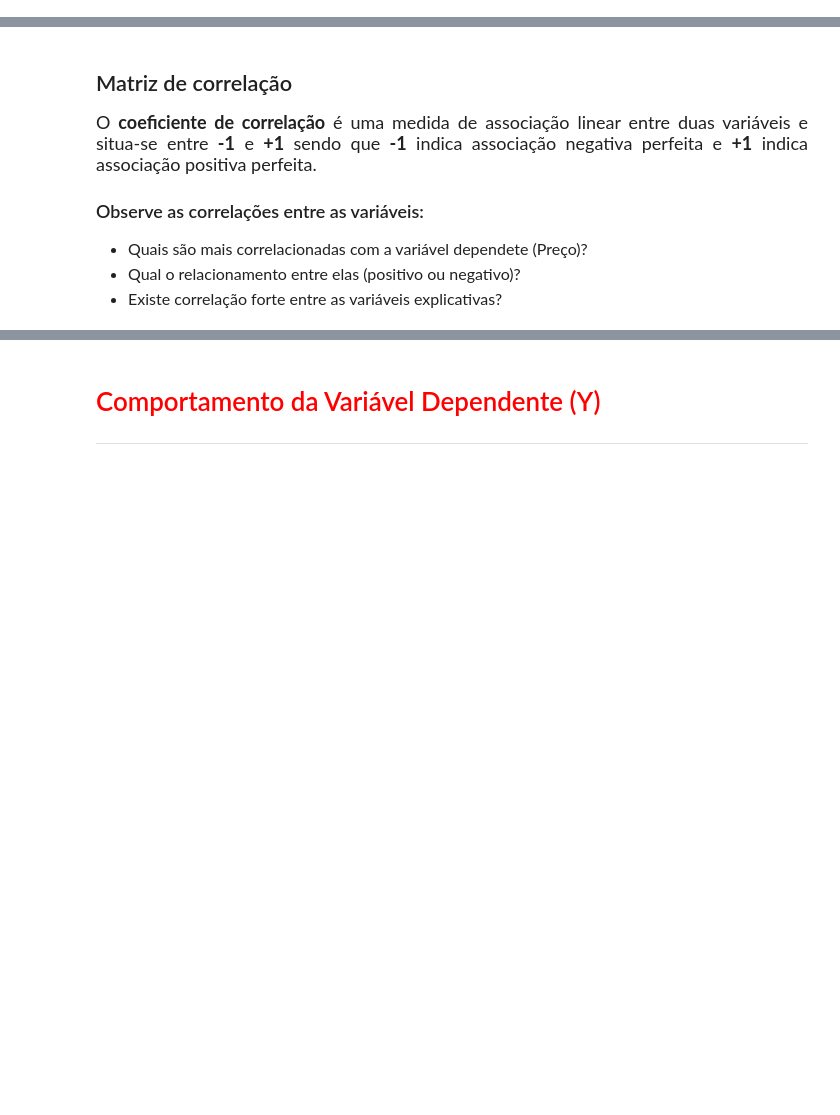
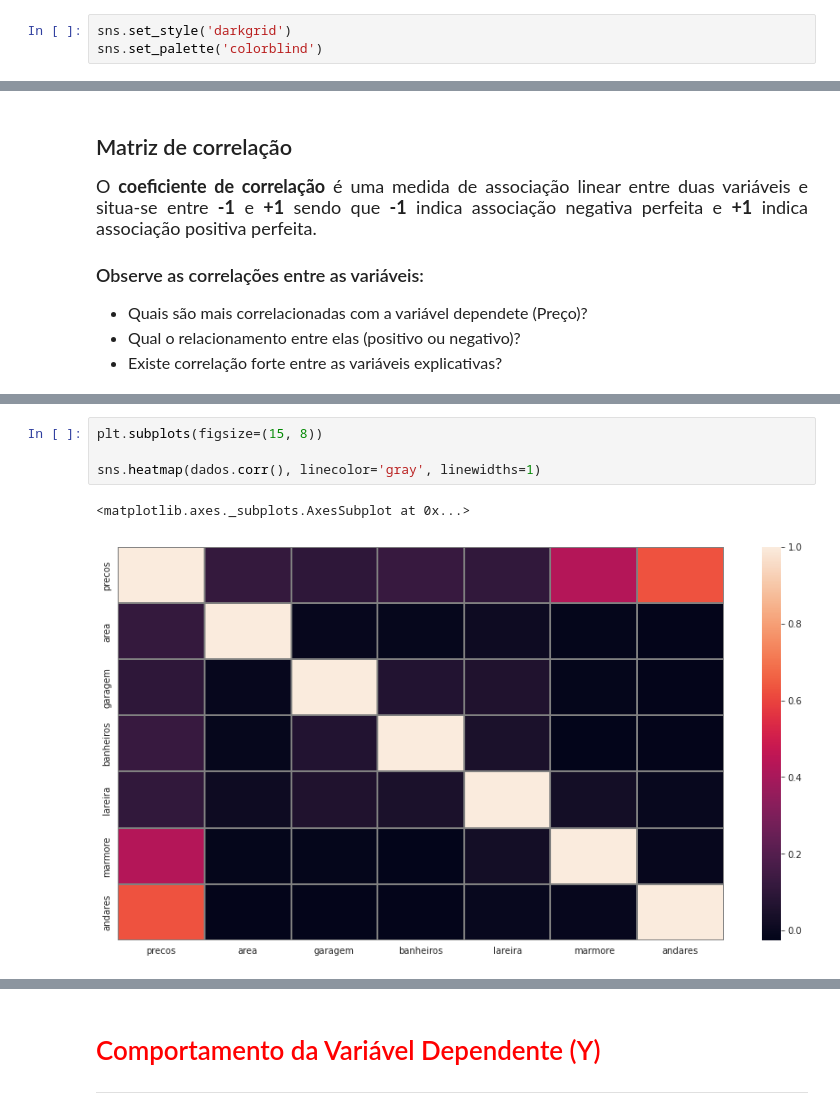
Before and after one commit to HammadD98/Projeto_Regressao_Linear, a Jupyter notebook: Notebook/Regressao_Linear_Exercicio.ipynb, the cells around one changed output, grey strips where cells are left out. Saved outputs shown, nothing was run; the diff lists cells and outputs as text; blank space fills up the shorter version.

```diff
--- a/Notebook/Regressao_Linear_Exercicio.ipynb
+++ b/Notebook/Regressao_Linear_Exercicio.ipynb
@@ -12,6 +12,9 @@ import numpy as np
 import pandas as pd
 import matplotlib.pyplot as plt
 import seaborn as sns
+# %%
+sns.set_style('darkgrid')
+sns.set_palette('colorblind')
 # %% [markdown]
 ## O Dataset e o Projeto
 <hr>
@@ -85,0 +138,7 @@ dados.shape
+# %%
+plt.subplots(figsize=(15, 8))
+
+sns.heatmap(dados.corr(), linecolor='gray', linewidths=1)
+# %% [output]
+<matplotlib.axes._subplots.AxesSubplot at 0x...>
+[figure, added]
```
Also changed, not shown: parts of 9 cells of this notebook.
